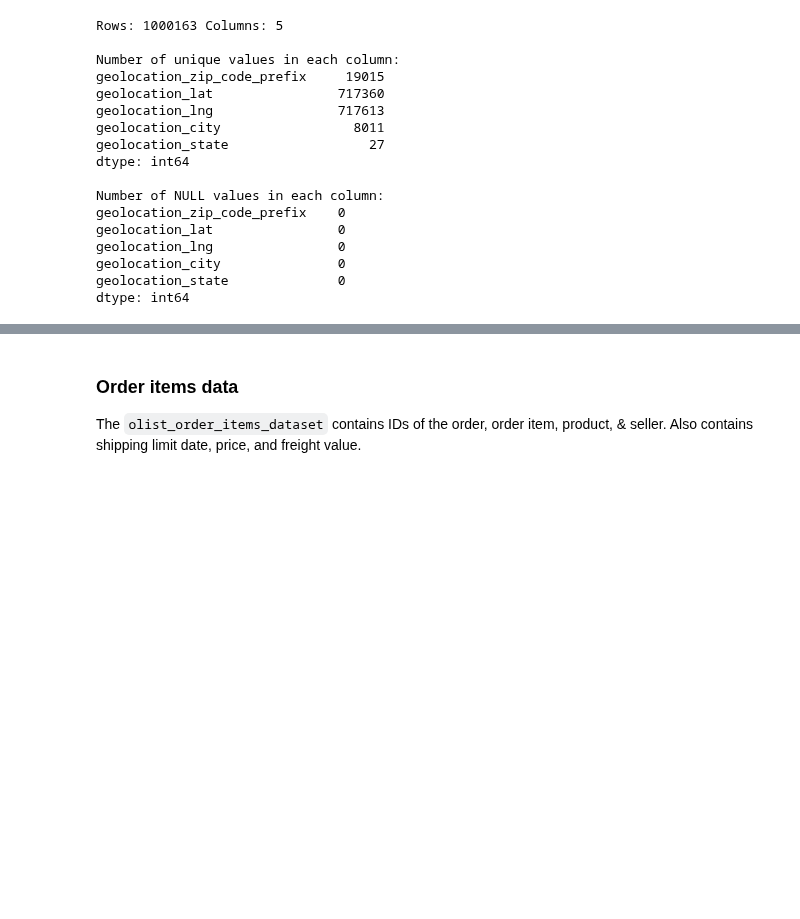
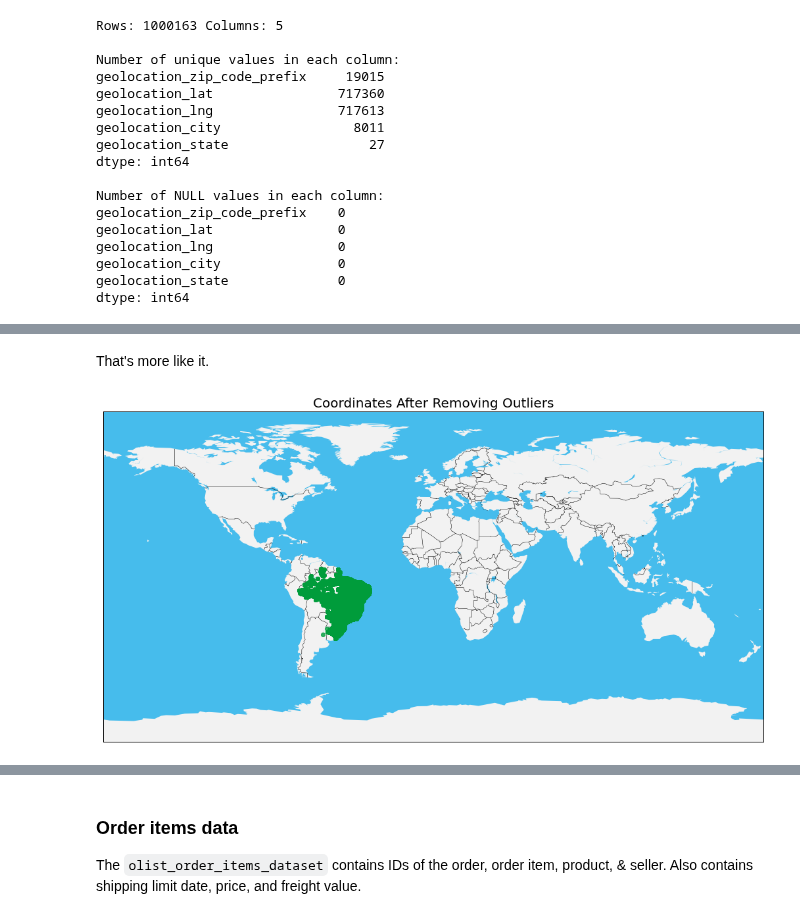
Before and after one commit to NoahPlage/Olist-Business-Analysis, a Jupyter notebook: olist-notebook.ipynb, the cells around one changed output, grey strips where cells are left out. Cells and saved outputs as stored; diff of their text form; code cells hidden in the pictures; blank space fills up the shorter version.

```diff
--- a/olist-notebook.ipynb
+++ b/olist-notebook.ipynb
@@ -360,0 +394,18 @@ There are 8 zip codes with two or more states. To solve this problem, we will co
+# %% [markdown]
+That's more like it.
+# %%
+lat_cleaned = geo_df['geolocation_lat']
+lon_cleaned = geo_df['geolocation_lng']
+
+plt.figure(figsize=(18,18))
+
+m = Basemap()
+m.bluemarble()
+m.drawmapboundary(fill_color='#46bcec') # Make your map into any style you like
+m.fillcontinents(color='#f2f2f2',lake_color='#46bcec') # Make your map into any style you like
+m.drawcountries()
+m.scatter(lon_cleaned, lat_cleaned,zorder=10,alpha=0.8,color='#009c3b')
+plt.title(label='Coordinates After Removing Outliers', fontsize=20)
+plt.show()
+# %% [output]
+[figure, added]
```
Also changed, not shown: parts of 15 cells of this notebook.
